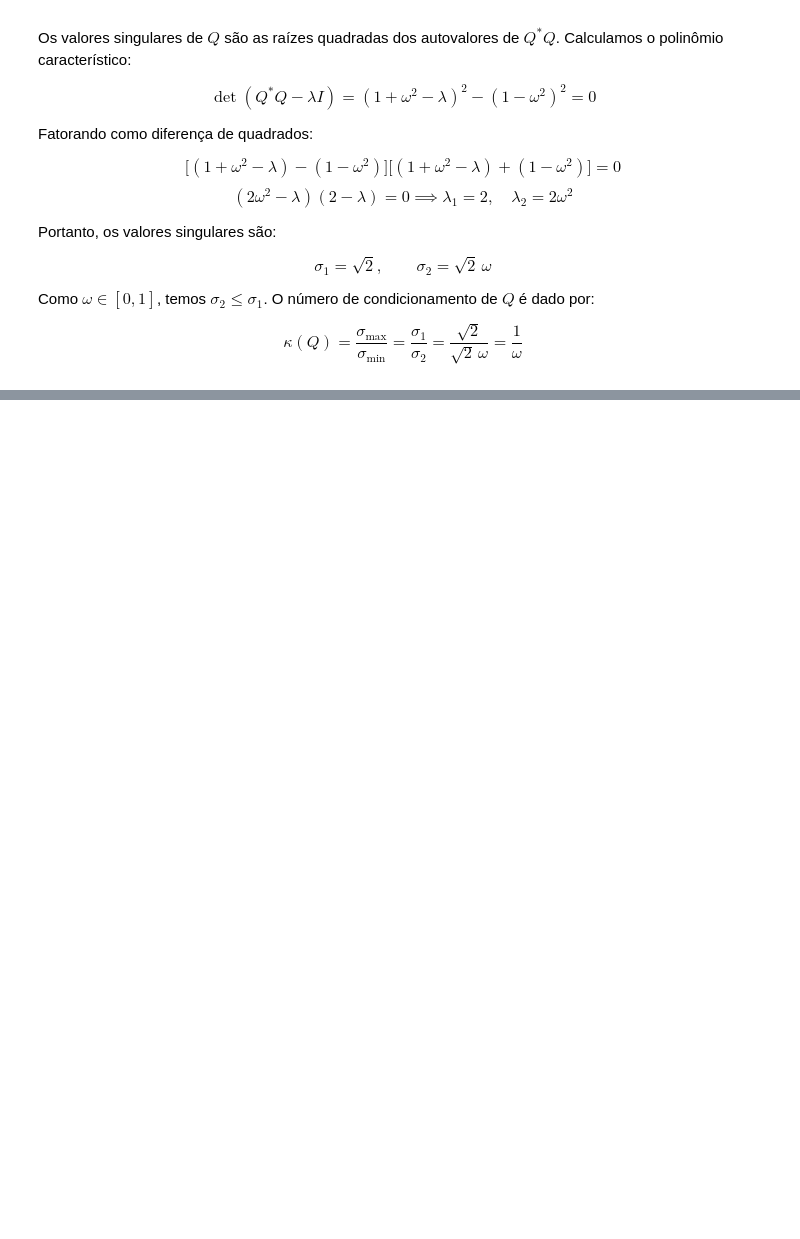
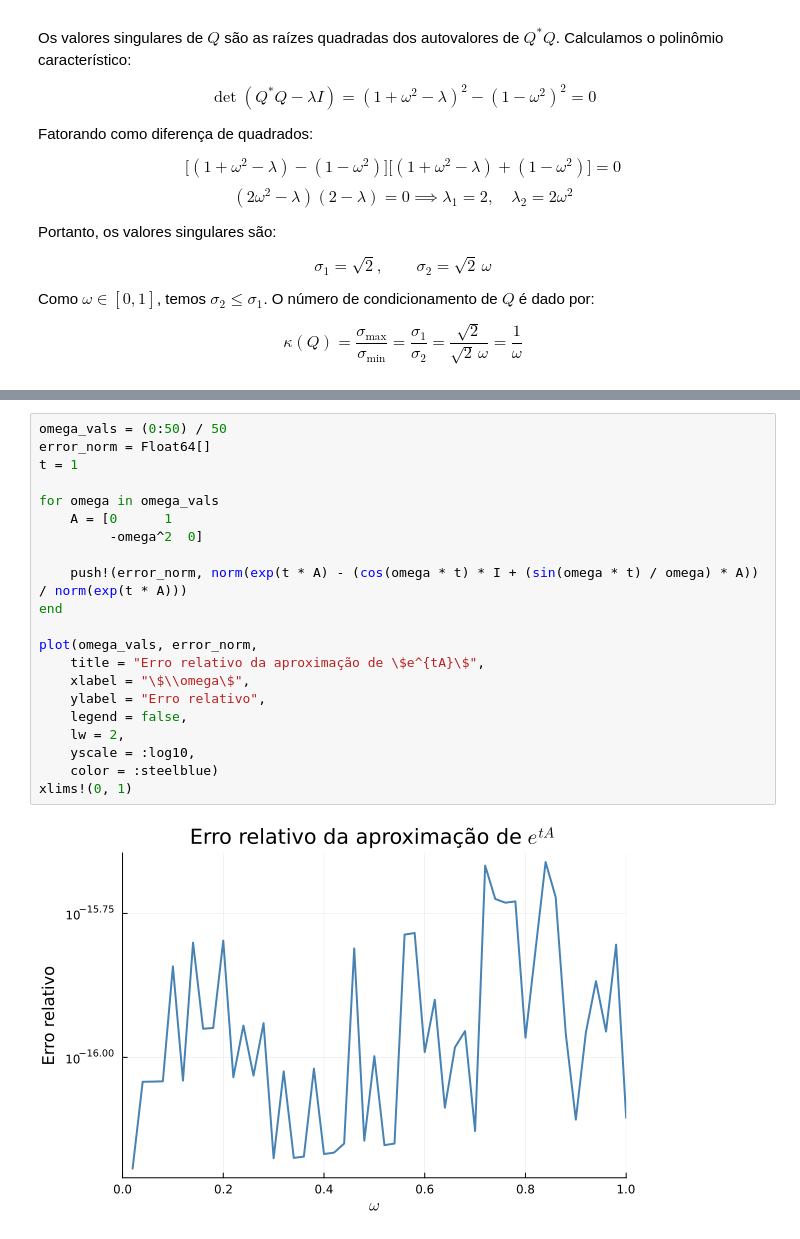
Before and after one commit to ninotica/aln-projeto-04, a Jupyter notebook: Projeto-04-pedro-nina.ipynb, the cells around one changed output, grey strips where cells are left out. Drawn from its saved outputs; the diff is of its cells as text; blank space fills up the shorter version.

```diff
--- a/Projeto-04-pedro-nina.ipynb
+++ b/Projeto-04-pedro-nina.ipynb
@@ -678,0 +744,23 @@ $$
+# %%
+omega_vals = (0:50) / 50
+error_norm = Float64[]
+t = 1
+
+for omega in omega_vals
+    A = [0      1
+         -omega^2  0]
+
+    push!(error_norm, norm(exp(t * A) - (cos(omega * t) * I + (sin(omega * t) / omega) * A)) / norm(exp(t * A)))
+end
+
+plot(omega_vals, error_norm,
+    title = "Erro relativo da aproximação de \$e^{tA}\$",
+    xlabel = "\$\\omega\$",
+    ylabel = "Erro relativo",
+    legend = false,
+    lw = 2,
+    yscale = :log10,
+    color = :steelblue)
+xlims!(0, 1)
+# %% [output]
+[figure, added]
```
Also changed, not shown: parts of 3 cells of this notebook.
